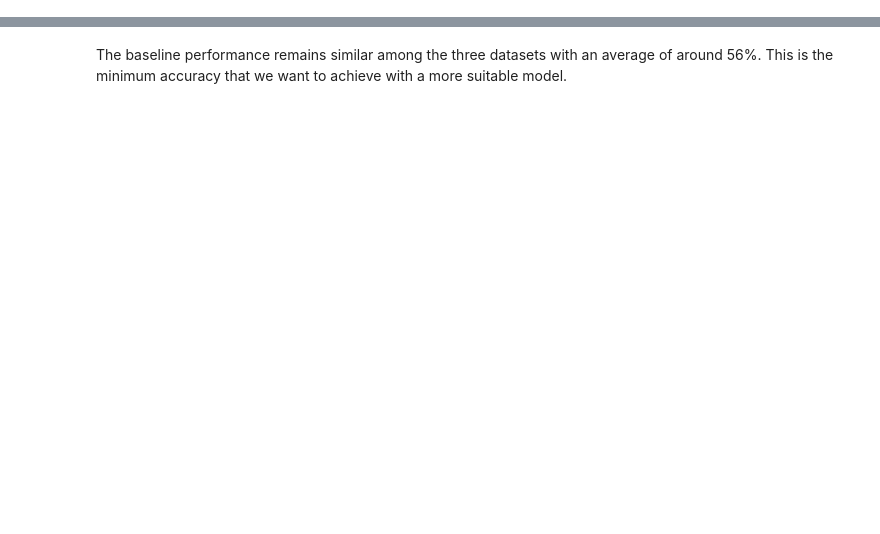
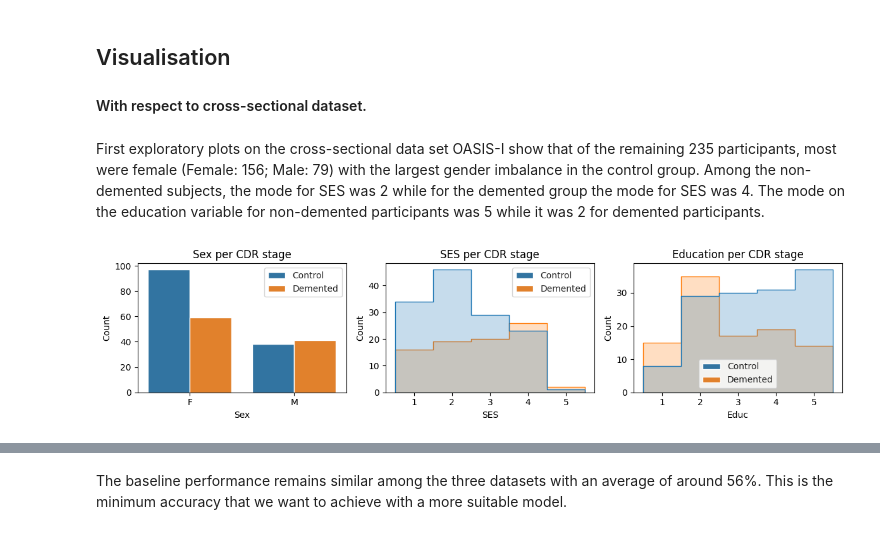
Before and after one commit to RiboRings/AlzheimerPrediction, a Jupyter notebook: learning-about-ad.ipynb, the cells around one changed output, grey strips where cells are left out. Drawn from its saved outputs; the diff is of its cells as text; code cells hidden in the pictures; blank space fills up the shorter version.

```diff
--- a/learning-about-ad.ipynb
+++ b/learning-about-ad.ipynb
@@ -49,7 +45,0 @@ df["MMSE"] = mmse_imputer.fit_transform(df[["MMSE"]])
-# %%
-from sklearn import preprocessing
-
-# Create LabelEncoder
-le = preprocessing.LabelEncoder()
-# Encode original CDR from (0, 0.5, 1, 1.5, 2) to (0, 1, 2, 3)
-df["CDR"] = le.fit_transform(df["CDR"])
@@ -193,0 +58,58 @@ Baseline performance for longitudinal data: 55.23%
+# %%
+# Binarise target variable
+df["CDR"] = df["CDR"].map({0: 0, 0.5: 1, 1: 1, 2: 1, 3: 1})
+
+# Split preprocessed datasets
+df_cross = df.loc[df["Cohort"] == "OASIS1", ]
+df_long = df.loc[df["Cohort"] == "OASIS2", ]
+# %% [markdown]
+## Visualisation
+
+#### With respect to cross-sectional dataset.
+# %% [markdown]
+First exploratory plots on the cross-sectional data set OASIS-I show that of the remaining 235 participants, most were female (Female: 156; Male: 79) with the largest gender imbalance in the control group. Among the non-demented subjects, the mode for SES was 2 while for the demented group the mode for SES was 4. The mode on the education variable for non-demented participants was 5 while it was 2 for demented participants.
+# %%
+# Import packages for visualizations
+from matplotlib import pyplot as plt
+import seaborn as sns
+
+# Create three subplots
+ncol = 3
+fig, axes = plt.subplots(1, ncol)
+
+# Set the figure size
+fig.set_figheight(3)
+fig.set_figwidth(12)
+
+# Set the Seaborn style to "ticks"
+sns.set_style("ticks")
+
+# Plot sex for different CDR stages
+sns.countplot(df_cross, x="M/F", hue="CDR", ax=axes[0])
+axes[0].set_xlabel("Sex")
+axes[0].set_ylabel("Count")
+
+# Plot SES for different CDR stages
+sns.histplot(df_cross, x="SES", hue="CDR", element="step", bins=5, discrete=True, ax=axes[1])
+axes[1].set_xticks(range(1, 6))
+
+# Plot education for different CDR stages
+sns.histplot(df_cross, x="Educ", hue="CDR", element="step", bins=5, discrete=True, ax=axes[2])
+axes[2].set_xticks(range(1, 6))
+
+# Add legends
+handles, _ = axes[0].get_legend_handles_labels()
+labels = dict(zip(["Control", "Demented"], handles))
+axes[0].legend(labels.values(), labels.keys())
+axes[1].legend(labels.values(), labels.keys())
+axes[2].legend(labels.values(), labels.keys(), loc='lower center')
+
+# Add titles
+axes[0].set_title('Sex per CDR stage')
+axes[1].set_title('SES per CDR stage')
+axes[2].set_title('Education per CDR stage')
+
+# Adjust layout
+plt.tight_layout()
+# %% [output]
+[figure, added]
```
Also changed, not shown: parts of 110 cells of this notebook.
